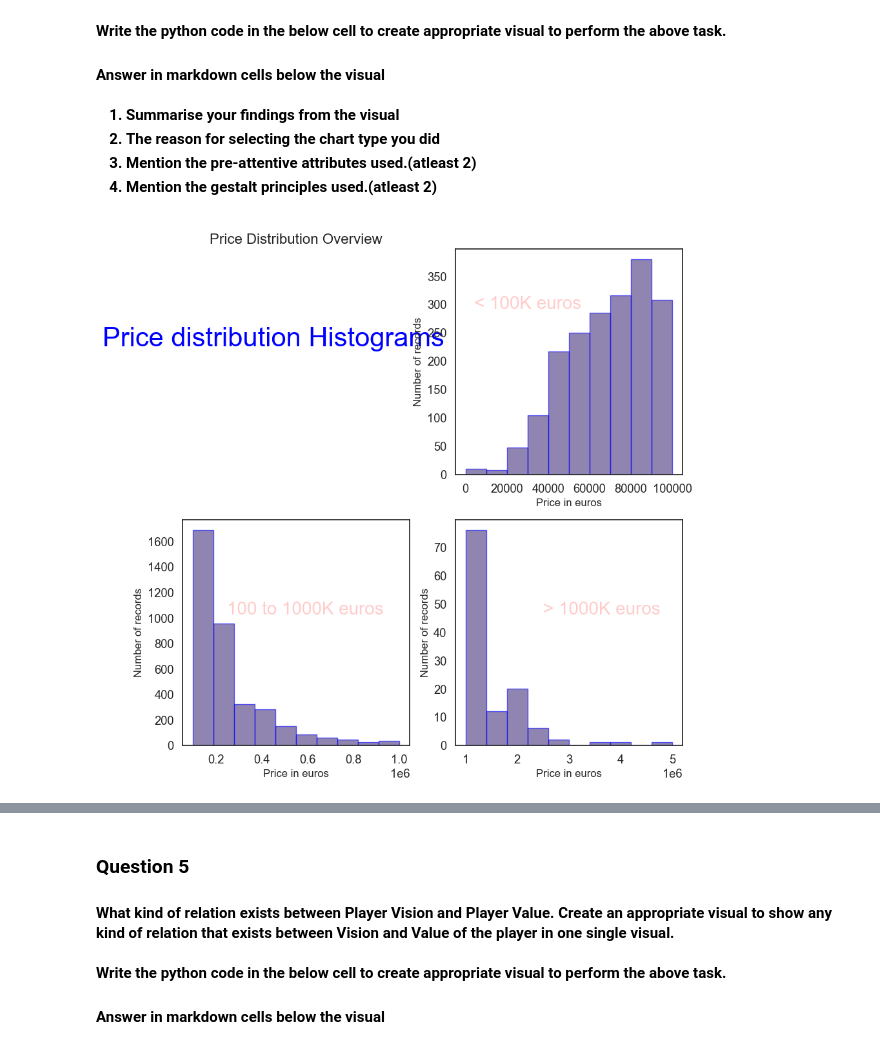
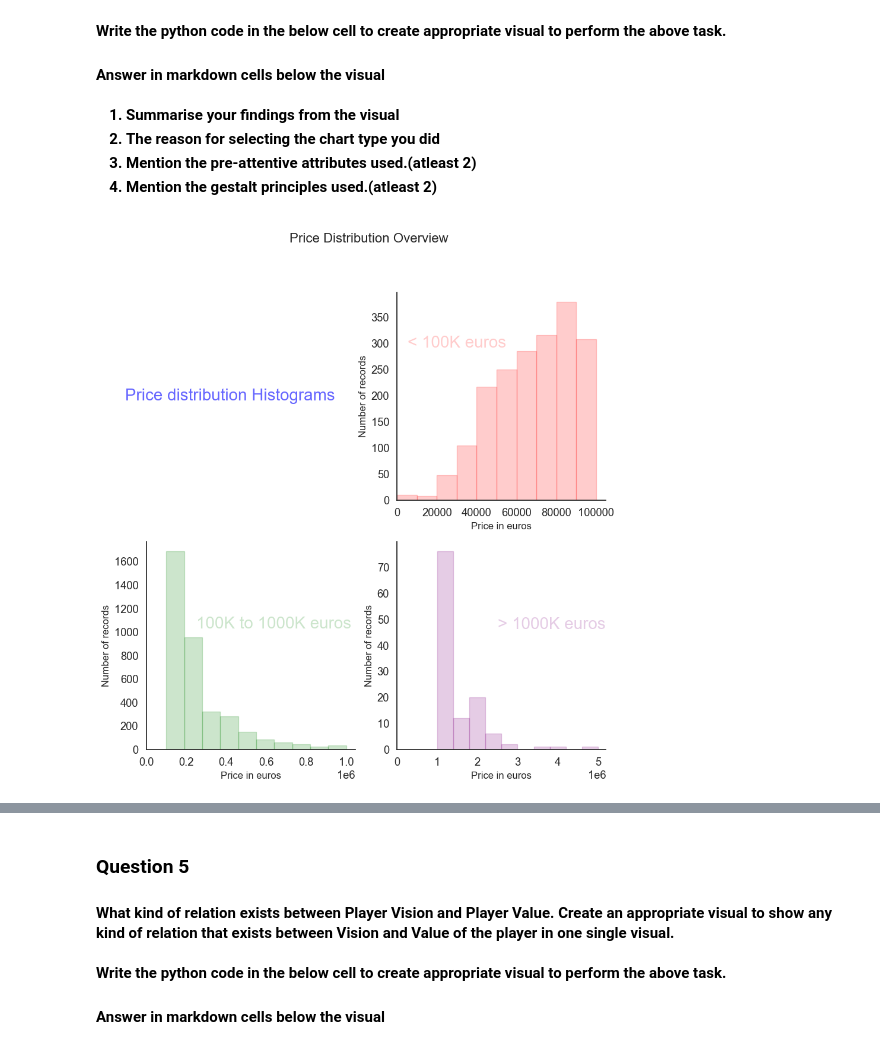
Before and after one commit to HarshaK1997/SEM2-DV, a Jupyter notebook: Part2/dvi-Python-ps1.ipynb, the cells around one changed output, grey strips where cells are left out. Saved outputs shown, nothing was run; the diff lists cells and outputs as text; code cells hidden in the pictures.

```diff
--- a/Part2/dvi-Python-ps1.ipynb
+++ b/Part2/dvi-Python-ps1.ipynb
@@ -749,18 +750,17 @@ Write the python code in the below cell to create appropriate visual to perform
 # Histogram:
 
 fig = plt.figure(figsize=(10, 10))
+fig.suptitle('Price Distribution Overview', fontsize=16)
 
 # Subplot 1
 ax0 = fig.add_subplot(221)
-ax0.set_title('Price Distribution Overview', fontsize=16)
-
-ax0.text(0.4, 0.6, 'Price distribution Histograms',
-         fontsize=30,
+# Add text to the first subplot
+ax0.text(0.4, 0.5, 'Price distribution Histograms',
+         fontsize=20,
          color='blue',
          ha='center',
          va='center',
-         wrap=True,
-         alpha=1)
+         alpha=0.6)
 # Remove borders
 for spine in ax0.spines.values():
     spine.set_visible(False)
@@ -771,10 +771,11 @@ ax0.set_yticks([])
 # Subplot 2
 ax1 = fig.add_subplot(222)
 ax1.hist(df['price_eur'],
-         edgecolor='blue',
+         edgecolor='red',
+         facecolor='red',
          bins=10,
          range=(0, 100000),
-         alpha=0.6)
+         alpha=0.2)
 ax1.text(30000, 300, '< 100K euros',
          fontsize=20,
          color='red',
@@ -783,39 +784,53 @@ ax1.text(30000, 300, '< 100K euros',
          alpha=0.2)
 ax1.set_xlabel('Price in euros', size=12)
 ax1.set_ylabel('Number of records', size=12)
+sns.despine(ax=ax1)
+# Set axis limits to include the origin (0,0)
+ax1.set_xlim(left=0)
+ax1.set_ylim(bottom=0)
 
 # Subplot 3
 ax2 = fig.add_subplot(223)
 ax2.hist(df['price_eur'],
-         edgecolor='blue',
+         edgecolor='green',
+         facecolor='green',
          bins=10,
          range=(100000, 1000000),
-         alpha=0.6)
-ax2.text(250000, 1000, '100 to 1000K euros',
+         alpha=0.2)
+ax2.text(250000, 1000, '100K to 1000K euros',
          fontsize=20,
-         color='red',
+         color='green',
          ha='left',
          va='bottom',
          alpha=0.2)
 ax2.set_xlabel('Price in euros', size=12)
 ax2.set_ylabel('Number of records', size=12)
+sns.despine(ax=ax2)
+# Set axis limits to include the origin (0,0)
+ax2.set_xlim(left=0)
+ax2.set_ylim(bottom=0)
 
 # Subplot 4
 ax3 = fig.add_subplot(224)
 ax3.hist(df['price_eur'],
-         edgecolor='blue',
+         edgecolor='purple',
+         facecolor='purple',
          bins=10,
          range=(1000000, 5000000),
-         alpha=0.6)
+         alpha=0.2)
 ax3.text(2500000, 45, '> 1000K euros',
          fontsize=20,
-         color='red',
+         color='purple',
          ha='left',
          va='bottom',
          alpha=0.2)
 ax3.set_xlabel('Price in euros', size=12)
 ax3.set_ylabel('Number of records', size=12)
+sns.despine(ax=ax3)
+# Set axis limits to include the origin (0,0)
+ax3.set_xlim(left=0)
+ax3.set_ylim(bottom=0)
 
 plt.show()
 # %% [output]
-[figure, old version]
+[figure, new version]
```
Also changed, not shown: parts of 1 cell of this notebook.
